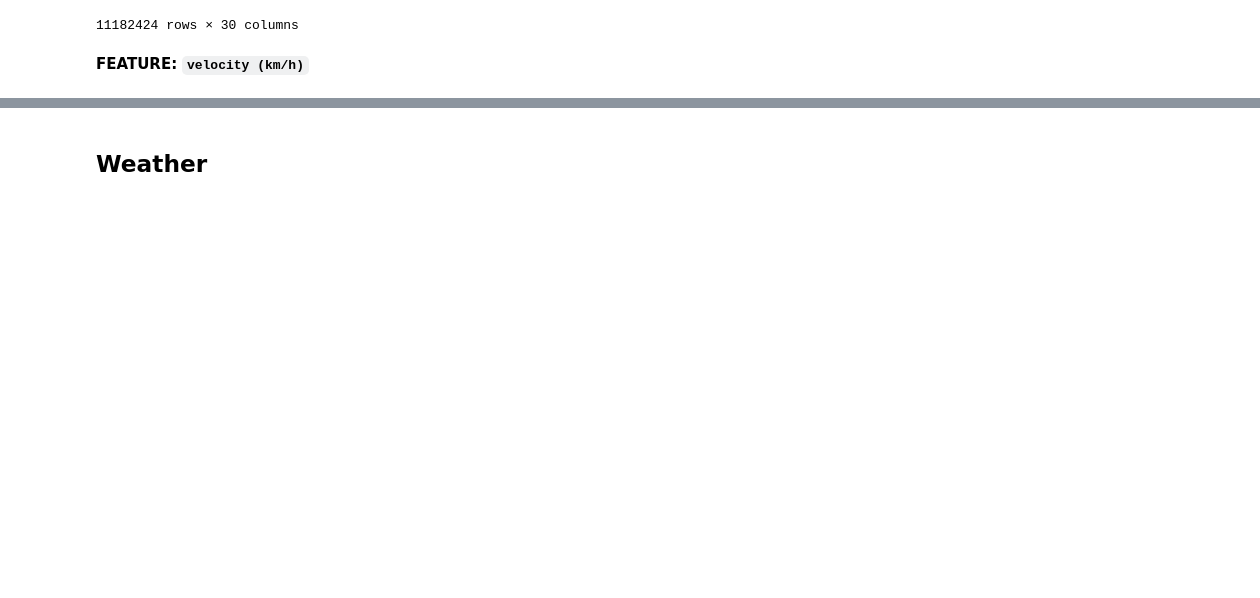
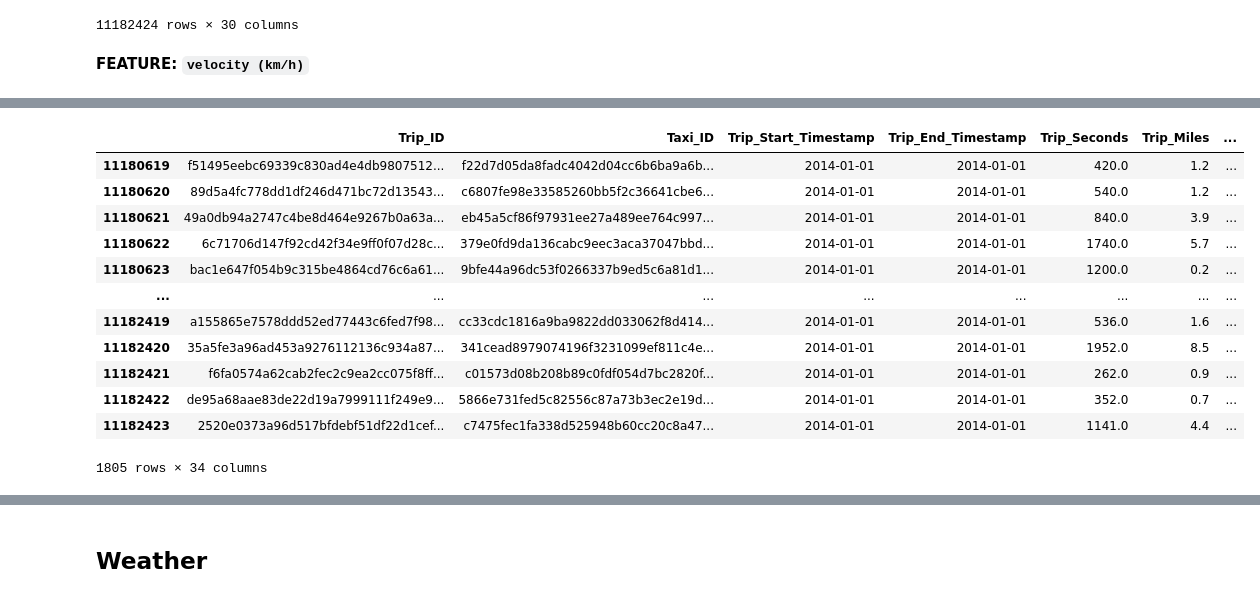
Before and after one commit to Hannah2800/AAA_2023_AdvancedPythonPandas, a Jupyter notebook: Task 1 - Data Cleaning and Preparation.ipynb, the cells around one changed output, grey strips where cells are left out. Cells and saved outputs as stored; diff of their text form; code cells hidden in the pictures; blank space fills up the shorter version.

```diff
--- a/Task 1 - Data Cleaning and Preparation.ipynb
+++ b/Task 1 - Data Cleaning and Preparation.ipynb
@@ -334,0 +335,17 @@ df_chicago
+# %%
+filtered_df = df_chicago[df_chicago['Trip_Start_Timestamp'] == '2014-01-01 00:00:00']
+filtered_df
+# %% [output]
+|  | Trip_ID | Taxi_ID | Trip_Start_Timestamp | Trip_End_Timestamp | Trip_Seconds | Trip_Miles | ... |
+| 11180619 | f51495eebc69339c830ad4e4db9807512... | f22d7d05da8fadc4042d04cc6b6ba9a6b... | 2014-01-01 | 2014-01-01 | 420.0 | 1.2 | ... |
+| 11180620 | 89d5a4fc778dd1df246d471bc72d13543... | c6807fe98e33585260bb5f2c36641cbe6... | 2014-01-01 | 2014-01-01 | 540.0 | 1.2 | ... |
+| 11180621 | 49a0db94a2747c4be8d464e9267b0a63a... | eb45a5cf86f97931ee27a489ee764c997... | 2014-01-01 | 2014-01-01 | 840.0 | 3.9 | ... |
+| 11180622 | 6c71706d147f92cd42f34e9ff0f07d28c... | 379e0fd9da136cabc9eec3aca37047bbd... | 2014-01-01 | 2014-01-01 | 1740.0 | 5.7 | ... |
+| 11180623 | bac1e647f054b9c315be4864cd76c6a61... | 9bfe44a96dc53f0266337b9ed5c6a81d1... | 2014-01-01 | 2014-01-01 | 1200.0 | 0.2 | ... |
+| ... | ... | ... | ... | ... | ... | ... | ... |
+| 11182419 | a155865e7578ddd52ed77443c6fed7f98... | cc33cdc1816a9ba9822dd033062f8d414... | 2014-01-01 | 2014-01-01 | 536.0 | 1.6 | ... |
+| 11182420 | 35a5fe3a96ad453a9276112136c934a87... | 341cead8979074196f3231099ef811c4e... | 2014-01-01 | 2014-01-01 | 1952.0 | 8.5 | ... |
+| 11182421 | f6fa0574a62cab2fec2c9ea2cc075f8ff... | c01573d08b208b89c0fdf054d7bc2820f... | 2014-01-01 | 2014-01-01 | 262.0 | 0.9 | ... |
+| 11182422 | de95a68aae83de22d19a7999111f249e9... | 5866e731fed5c82556c87a73b3ec2e19d... | 2014-01-01 | 2014-01-01 | 352.0 | 0.7 | ... |
+| 11182423 | 2520e0373a96d517bfdebf51df22d1cef... | c7475fec1fa338d525948b60cc20c8a47... | 2014-01-01 | 2014-01-01 | 1141.0 | 4.4 | ... |
+1805 rows × 34 columns
```
Also changed, not shown: parts of 6 cells of this notebook.
